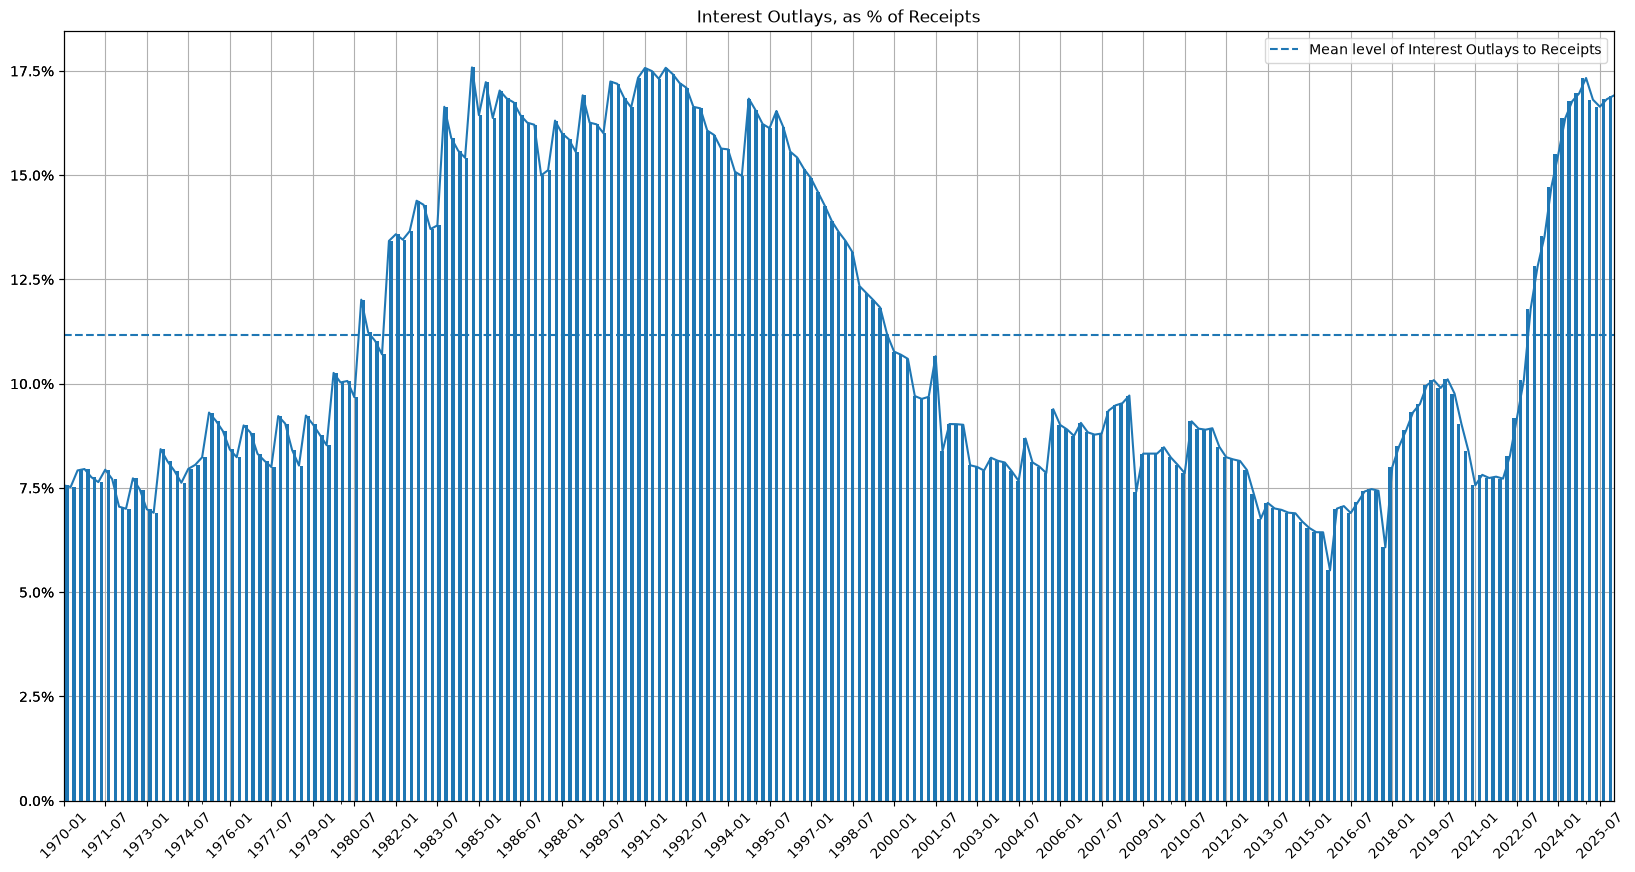
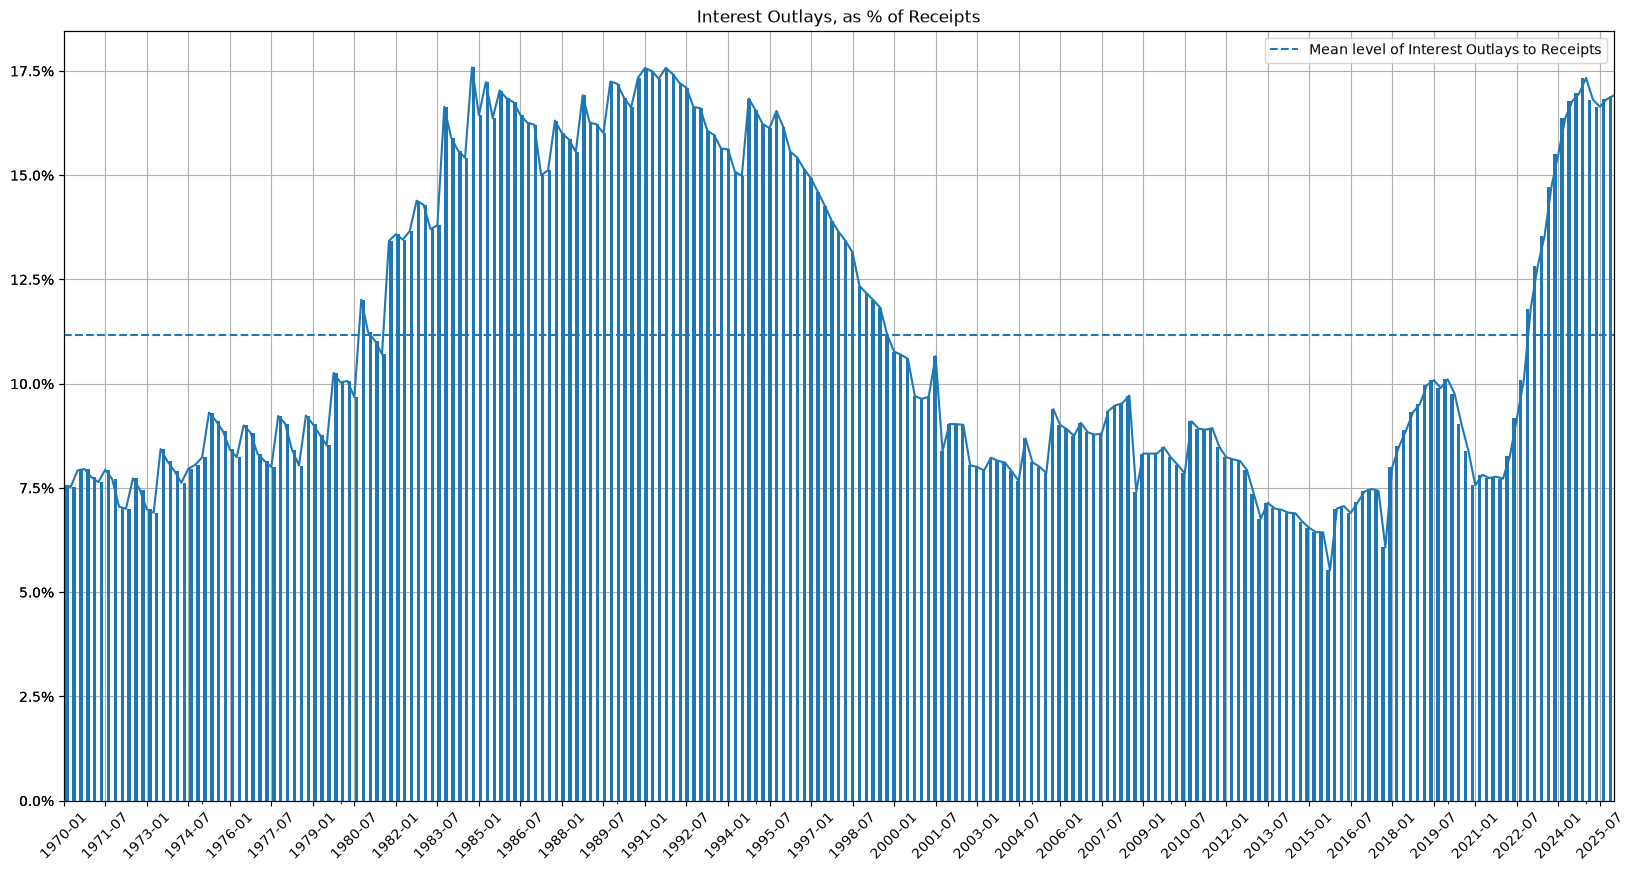
The change to this notebook cell's code, shown as a diff; its figure went from the first image to the second:
--- before
+++ after
@@ -4,5 +4,5 @@
                  xticks=series.index[::6], xlabel='', rot=45)
 ax2 = ax.twiny()
-series.plot.bar(ax=ax2, xlabel='', legend=False)
+series.plot.bar(ax=ax2, xlabel='', legend=False, x_compat=True)
 ax.axhline(y=share_mean, c='#1f77b4', ls='--', label=LABEL_INT_OUTLAYS_TO_TAX_REV)
 ax.yaxis.set_major_formatter(mtick.PercentFormatter(1))

Commit: Updated for pandas 3.x